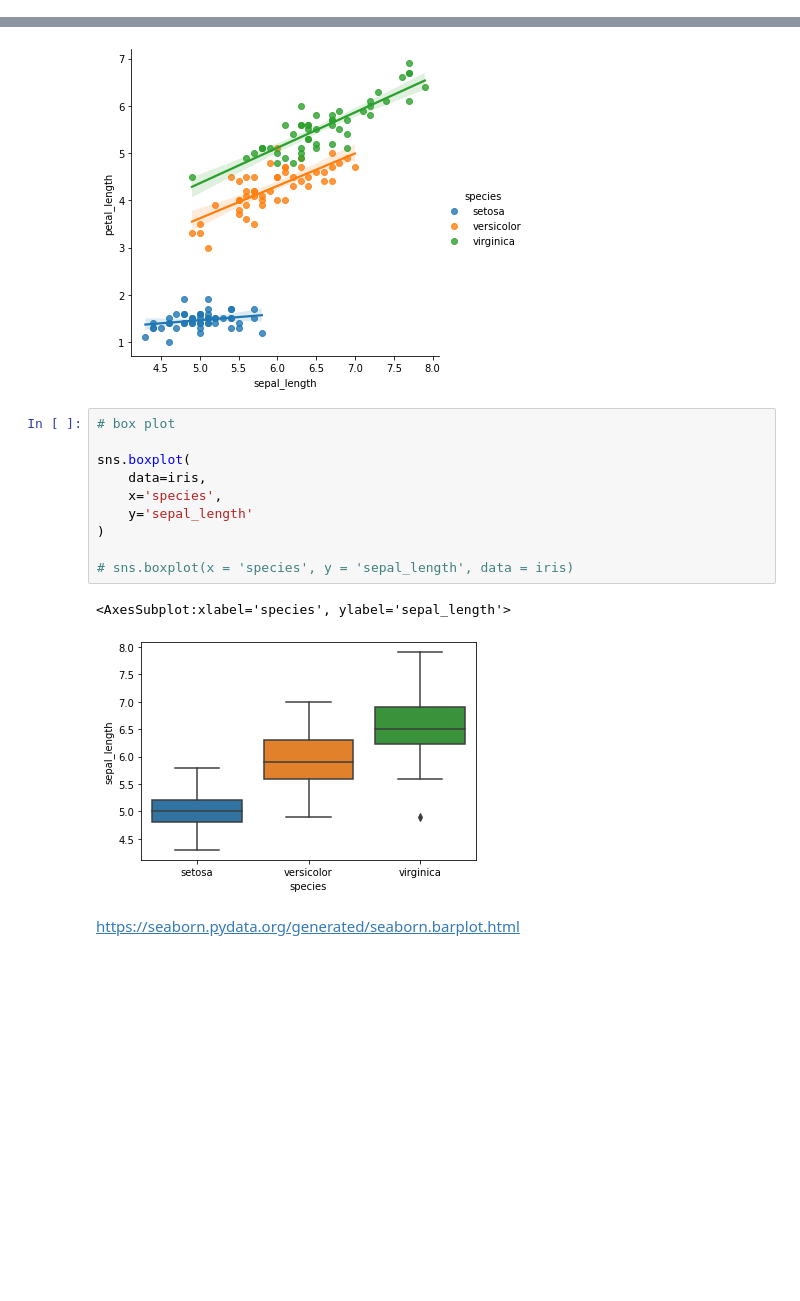
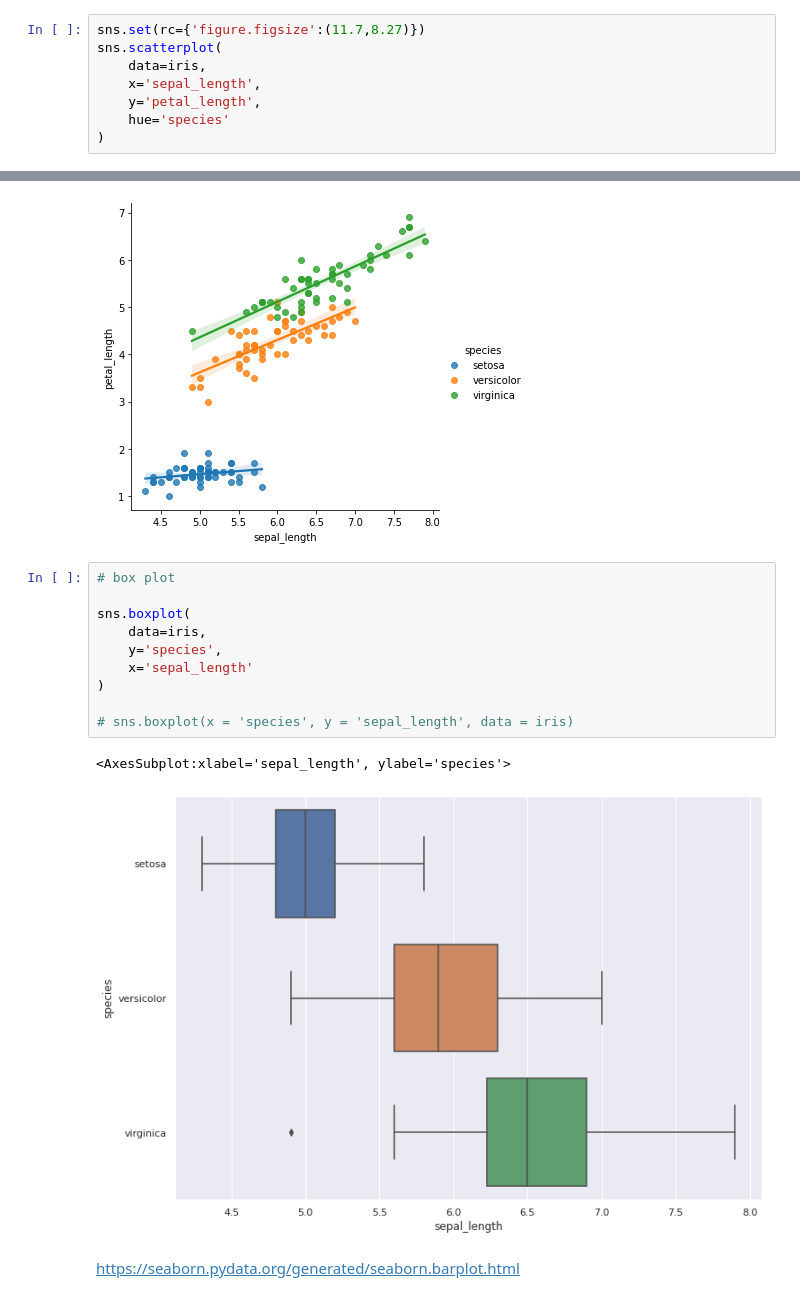
Before and after one commit to LuisReyes98/platzi-estadistica-data-science-ejercicio, a Jupyter notebook: [clase-12]Visualizaciones.ipynb, the cells around one changed output, grey strips where cells are left out. Saved outputs shown, nothing was run; the diff lists cells and outputs as text; blank space fills up the shorter version.

```diff
--- a/[clase-12]Visualizaciones.ipynb
+++ b/[clase-12]Visualizaciones.ipynb
@@ -51,3 +51,11 @@ sns.scatterplot(
 # %% [output]
 <AxesSubplot:xlabel='sepal_length', ylabel='petal_length'>
 [figure]
+# %%
+sns.set(rc={'figure.figsize':(11.7,8.27)})
+sns.scatterplot(
+    data=iris,
+    x='sepal_length',
+    y='petal_length',
+    hue='species'
+)
@@ -92,16 +123,16 @@ sns.lmplot(
 # %%
 # box plot
 
 sns.boxplot(
     data=iris,
-    x='species',
-    y='sepal_length'
+    y='species',
+    x='sepal_length'
 )
 
 # sns.boxplot(x = 'species', y = 'sepal_length', data = iris)
 # %% [output]
-<AxesSubplot:xlabel='species', ylabel='sepal_length'>
+<AxesSubplot:xlabel='sepal_length', ylabel='species'>
-[figure, old version]
+[figure, new version]
 # %% [markdown]
 https://seaborn.pydata.org/generated/seaborn.barplot.html
 # %%
```
Also changed, not shown: parts of 5 cells of this notebook, 1 other file.
